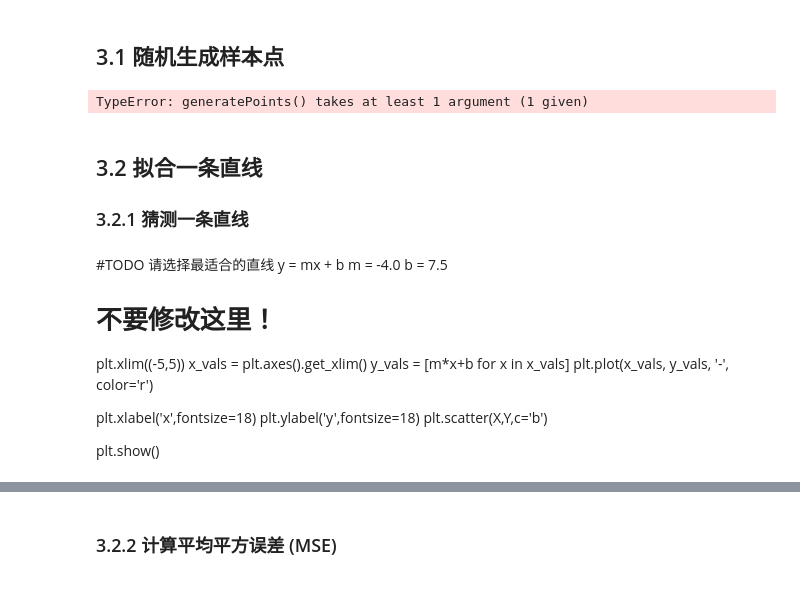
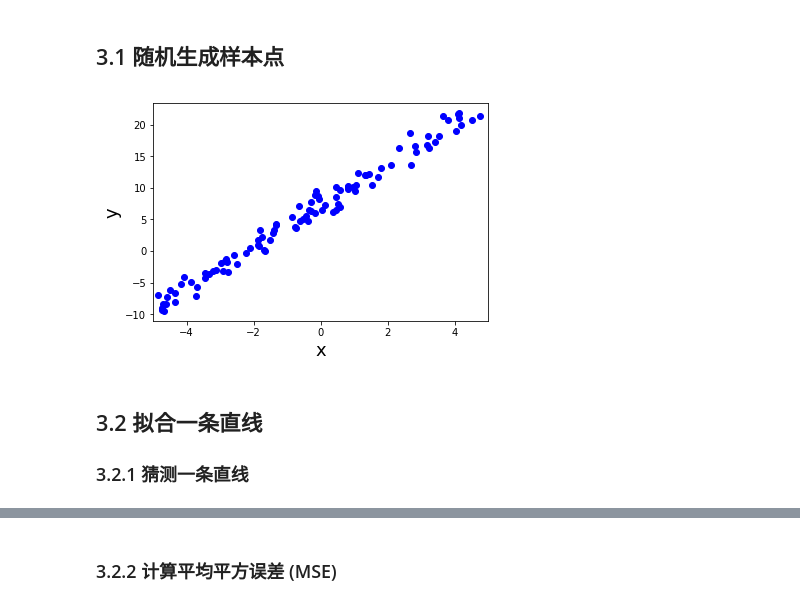
Before and after one commit to cronusliang/linear_algebra, a Jupyter notebook: linear_regression_project.ipynb, the cells around one changed output, grey strips where cells are left out. Drawn from its saved outputs; the diff is of its cells as text; code cells hidden in the pictures.

```diff
--- a/linear_regression_project.ipynb
+++ b/linear_regression_project.ipynb
@@ -435,37 +436,21 @@ TODO 证明：
 # %%
 # 不要修改这里！
 # 运行一次就够了！
 from helper import *
 from matplotlib import pyplot as plt
 %matplotlib inline
 
-X,Y = generatePoints(num=100)
+X,Y = generatePoints(seed,num=100)
 
 ## 可视化
 plt.xlim((-5,5))
 plt.xlabel('x',fontsize=18)
 plt.ylabel('y',fontsize=18)
 plt.scatter(X,Y,c='b')
 plt.show()
 # %% [output]
-TypeError: generatePoints() takes at least 1 argument (1 given)
+[figure, added]
 # %% [markdown]
 ## 3.2 拟合一条直线
 
 ### 3.2.1 猜测一条直线
-# %% [markdown]
-#TODO 请选择最适合的直线 y = mx + b
-m = -4.0
-b = 7.5
-
-# 不要修改这里！
-plt.xlim((-5,5))
-x_vals = plt.axes().get_xlim()
-y_vals = [m*x+b for x in x_vals]
-plt.plot(x_vals, y_vals, '-', color='r')
-
-plt.xlabel('x',fontsize=18)
-plt.ylabel('y',fontsize=18)
-plt.scatter(X,Y,c='b')
-
-plt.show()
```
Also changed, not shown: parts of 11 cells of this notebook.
